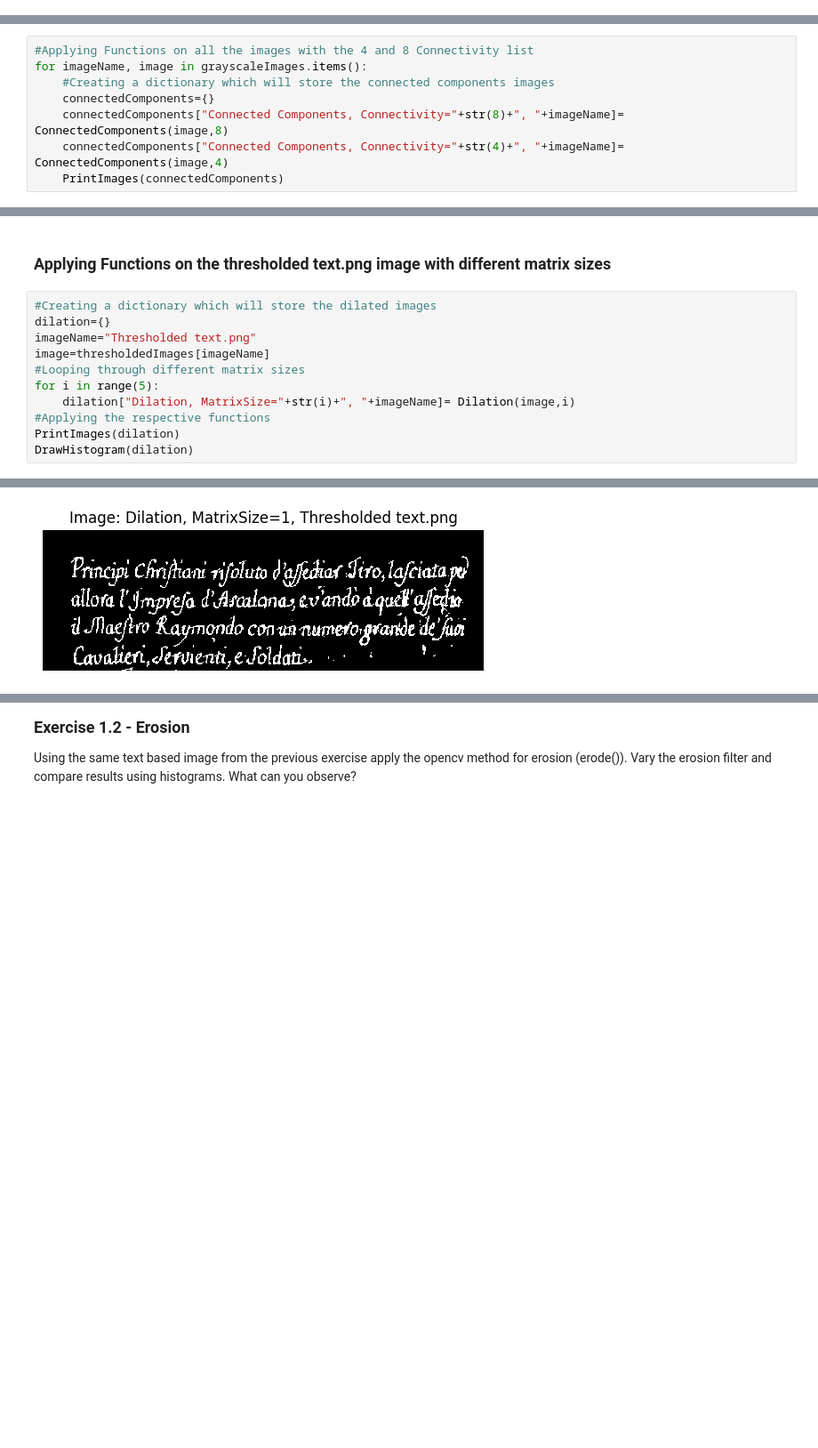
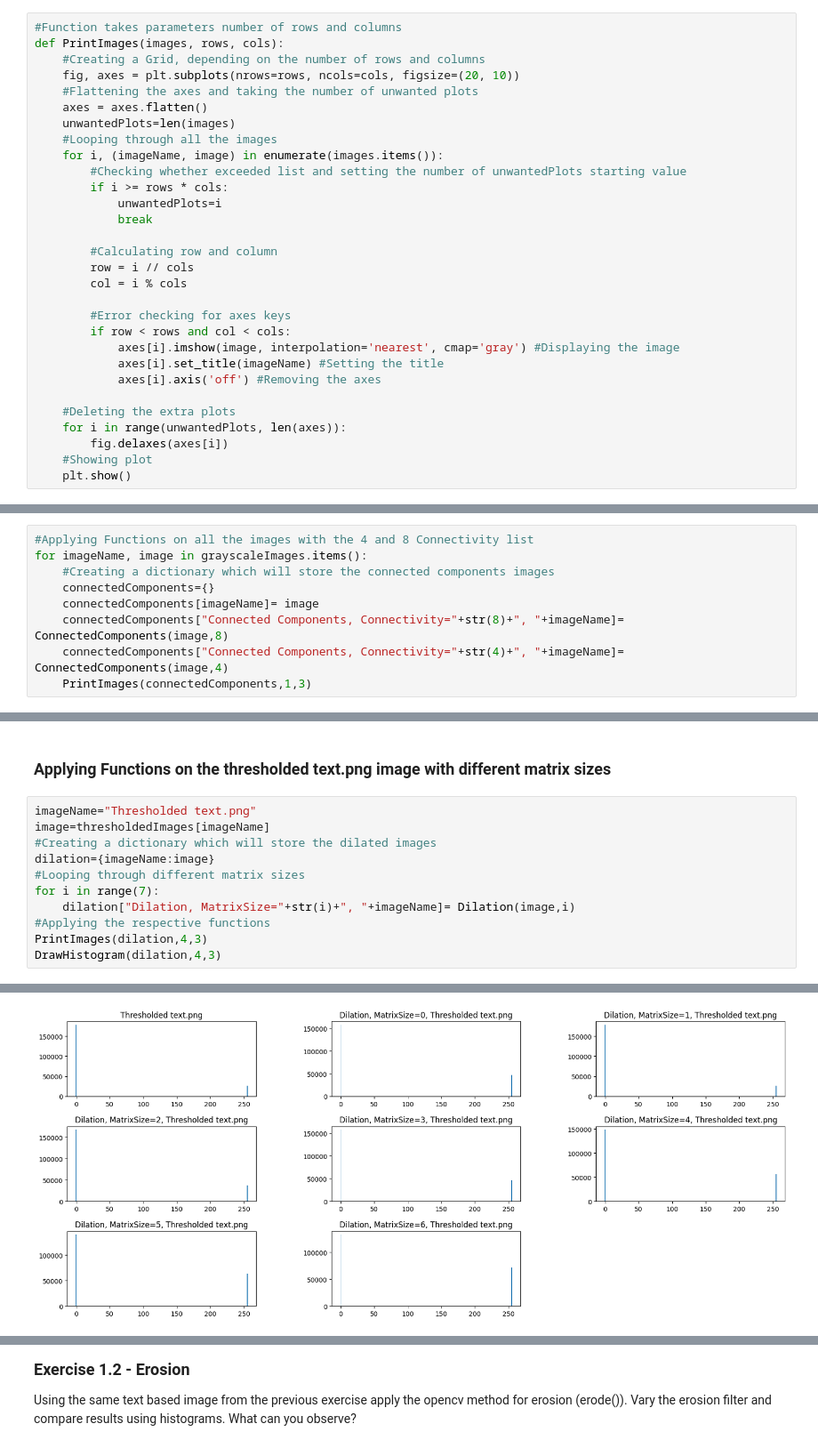
Before and after one commit to OVD-Labs/Principle-Concepts-of-Computer-Vision, a Jupyter notebook: Computer Vision Tutorials/Tutorial 3/Morphology - Matthias_Bartolo_Tutorial_3.ipynb, the cells around one changed output, grey strips where cells are left out. Shown at 89% size. Drawn from its saved outputs; the diff is of its cells as text; blank space fills up the shorter version.

```diff
--- a/Computer Vision Tutorials/Tutorial 3/Morphology - Matthias_Bartolo_Tutorial_3.ipynb
+++ b/Computer Vision Tutorials/Tutorial 3/Morphology - Matthias_Bartolo_Tutorial_3.ipynb
@@ -35,3 +27,33 @@ def PrintImages(images):
+# %%
+#Function takes parameters number of rows and columns
+def PrintImages(images, rows, cols):
+    #Creating a Grid, depending on the number of rows and columns
+    fig, axes = plt.subplots(nrows=rows, ncols=cols, figsize=(20, 10))
+    #Flattening the axes and taking the number of unwanted plots
+    axes = axes.flatten()
+    unwantedPlots=len(images)
+    #Looping through all the images
+    for i, (imageName, image) in enumerate(images.items()):
+        #Checking whether exceeded list and setting the number of unwantedPlots starting value
+        if i >= rows * cols:
+            unwantedPlots=i
+            break
+
+        #Calculating row and column
+        row = i // cols
+        col = i % cols
+
+        #Error checking for axes keys
+        if row < rows and col < cols:
+            axes[i].imshow(image, interpolation='nearest', cmap='gray') #Displaying the image
+            axes[i].set_title(imageName) #Setting the title
+            axes[i].axis('off') #Removing the axes
+
+    #Deleting the extra plots
+    for i in range(unwantedPlots, len(axes)):
+        fig.delaxes(axes[i])
+    #Showing plot
+    plt.show()
 # %% [markdown]
 ### Function which draws a histogram
 # %%
@@ -83,7 +127,8 @@ def ConnectedComponents(image,connectivity):
 for imageName, image in grayscaleImages.items():
     #Creating a dictionary which will store the connected components images
     connectedComponents={}
+    connectedComponents[imageName]= image
     connectedComponents["Connected Components, Connectivity="+str(8)+", "+imageName]= ConnectedComponents(image,8)
     connectedComponents["Connected Components, Connectivity="+str(4)+", "+imageName]= ConnectedComponents(image,4)
-    PrintImages(connectedComponents)
+    PrintImages(connectedComponents,1,3)
 # %% [output]
@@ -108,14 +156,14 @@ def Dilation(image,matrixSize):
 # %% [markdown]
 ### Applying Functions on the thresholded text.png image with different matrix sizes
 # %%
-#Creating a dictionary which will store the dilated images
-dilation={}
 imageName="Thresholded text.png"
 image=thresholdedImages[imageName]
+#Creating a dictionary which will store the dilated images
+dilation={imageName:image}
 #Looping through different matrix sizes
-for i in range(5):
+for i in range(7):
     dilation["Dilation, MatrixSize="+str(i)+", "+imageName]= Dilation(image,i)
 #Applying the respective functions
-PrintImages(dilation)
-DrawHistogram(dilation)
+PrintImages(dilation,4,3)
+DrawHistogram(dilation,4,3)
 # %% [output]
@@ -123 +171 @@ DrawHistogram(dilation)
-[figure, old version]
+[figure, new version]
```
Also changed, not shown: parts of 17 cells of this notebook.
